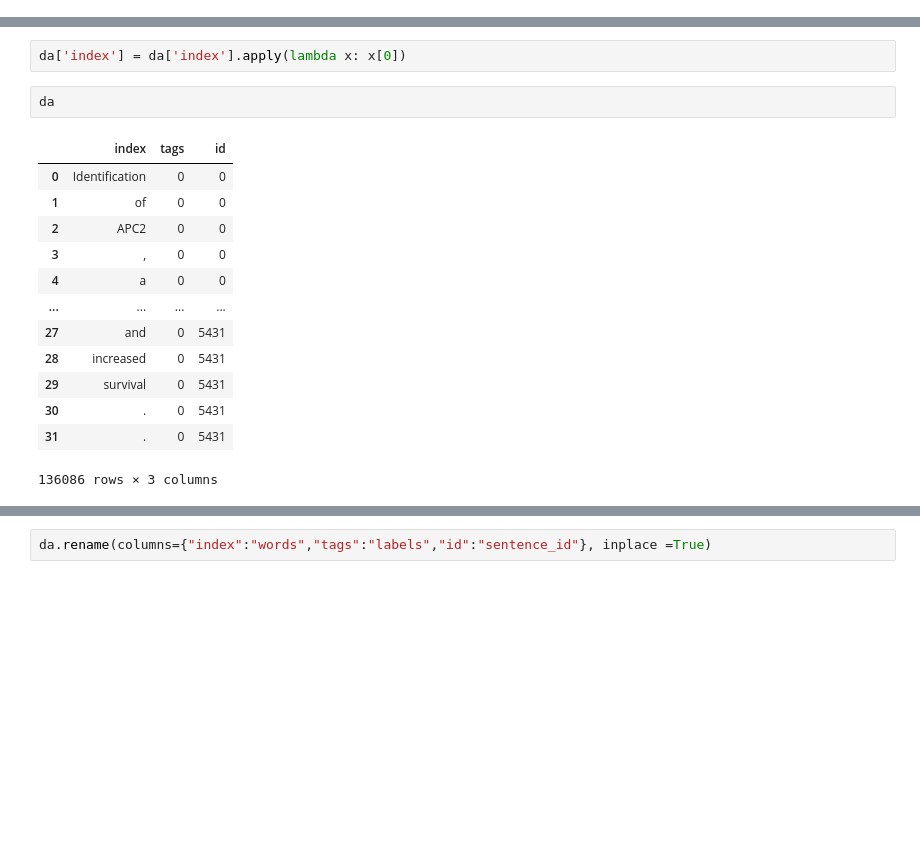
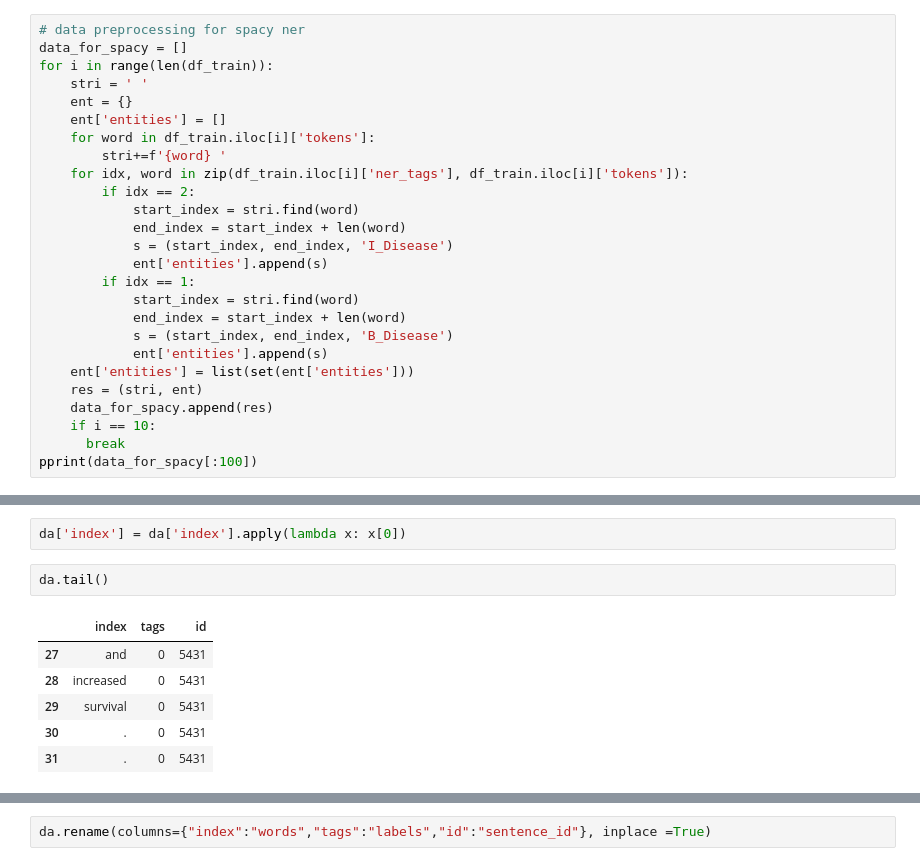
Before and after one commit to Solvve/ml_pathogen_identification_ner, a Jupyter notebook: ncbi_disease_NER.ipynb, the cells around one changed output, grey strips where cells are left out. Cells and saved outputs as stored; diff of their text form; blank space fills up the shorter version.

```diff
--- a/ncbi_disease_NER.ipynb
+++ b/ncbi_disease_NER.ipynb
@@ -261,0 +270,26 @@ create_report(df_stat)
+# %%
+# data preprocessing for spacy ner
+data_for_spacy = []
+for i in range(len(df_train)):
+    stri = ' '
+    ent = {}
+    ent['entities'] = []
+    for word in df_train.iloc[i]['tokens']:
+        stri+=f'{word} '
+    for idx, word in zip(df_train.iloc[i]['ner_tags'], df_train.iloc[i]['tokens']):
+        if idx == 2:
+            start_index = stri.find(word)
+            end_index = start_index + len(word)
+            s = (start_index, end_index, 'I_Disease')
+            ent['entities'].append(s)
+        if idx == 1:
+            start_index = stri.find(word)
+            end_index = start_index + len(word)
+            s = (start_index, end_index, 'B_Disease')
+            ent['entities'].append(s)
+    ent['entities'] = list(set(ent['entities']))
+    res = (stri, ent)
+    data_for_spacy.append(res)
+    if i == 10:
+      break
+pprint(data_for_spacy[:100])
@@ -290,18 +412,11 @@ for i in zip(eda_df['ner_tags'][1:], eda_df['tokens'][1:]):
 # %%
 da['index'] = da['index'].apply(lambda x: x[0])
 # %%
-da
+da.tail()
 # %% [output]
 |  | index | tags | id |
-| 0 | Identification | 0 | 0 |
-| 1 | of | 0 | 0 |
-| 2 | APC2 | 0 | 0 |
-| 3 | , | 0 | 0 |
-| 4 | a | 0 | 0 |
-| ... | ... | ... | ... |
 | 27 | and | 0 | 5431 |
 | 28 | increased | 0 | 5431 |
 | 29 | survival | 0 | 5431 |
 | 30 | . | 0 | 5431 |
 | 31 | . | 0 | 5431 |
-136086 rows × 3 columns
```
Also changed, not shown: parts of 57 cells of this notebook, 1 other file.
